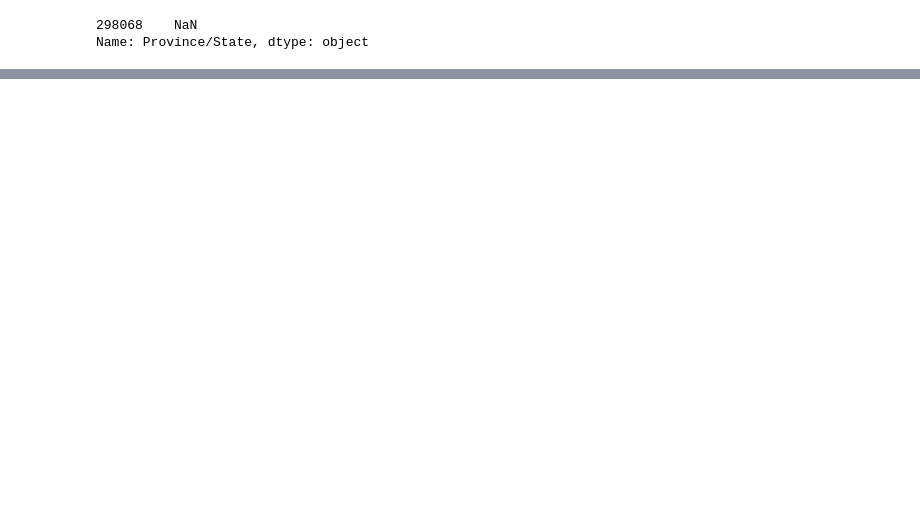
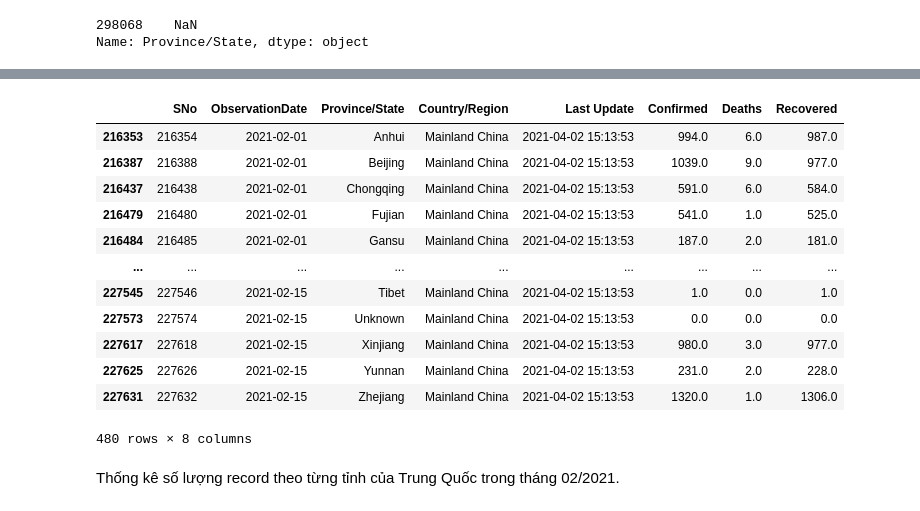
Before and after one commit to thythybui/DS108.O21.2, a Jupyter notebook: LAB_1/Corona_virus/myCode.ipynb, the cells around one changed output, grey strips where cells are left out. Drawn from its saved outputs; the diff is of its cells as text; code cells hidden in the pictures; blank space fills up the shorter version.

```diff
--- a/LAB_1/Corona_virus/myCode.ipynb
+++ b/LAB_1/Corona_virus/myCode.ipynb
@@ -102,0 +215,3 @@ Name: Province/State, dtype: object
+# %%
+ChinaData_feb = coronaData[(coronaData['Country/Region'].str.contains('China')) & (coronaData['ObservationDate']>='02/01/2021') & (coronaData['ObservationDate']<='02/28/2021')]
+ChinaData_feb
@@ -102,0 +232,20 @@ Name: Province/State, dtype: object
+# %%
+ChinaData = ChinaData_feb[(ChinaData_feb['ObservationDate']>='02/01/2021') & (ChinaData_feb['ObservationDate']<='02/15/2021')]
+ChinaData
+#print(ChinaData.groupby('ObservationDate').Confirmed.sum())
+# %% [output]
+|  | SNo | ObservationDate | Province/State | Country/Region | Last Update | Confirmed | Deaths | Recovered |
+| 216353 | 216354 | 2021-02-01 | Anhui | Mainland China | 2021-04-02 15:13:53 | 994.0 | 6.0 | 987.0 |
+| 216387 | 216388 | 2021-02-01 | Beijing | Mainland China | 2021-04-02 15:13:53 | 1039.0 | 9.0 | 977.0 |
+| 216437 | 216438 | 2021-02-01 | Chongqing | Mainland China | 2021-04-02 15:13:53 | 591.0 | 6.0 | 584.0 |
+| 216479 | 216480 | 2021-02-01 | Fujian | Mainland China | 2021-04-02 15:13:53 | 541.0 | 1.0 | 525.0 |
+| 216484 | 216485 | 2021-02-01 | Gansu | Mainland China | 2021-04-02 15:13:53 | 187.0 | 2.0 | 181.0 |
+| ... | ... | ... | ... | ... | ... | ... | ... | ... |
+| 227545 | 227546 | 2021-02-15 | Tibet | Mainland China | 2021-04-02 15:13:53 | 1.0 | 0.0 | 1.0 |
+| 227573 | 227574 | 2021-02-15 | Unknown | Mainland China | 2021-04-02 15:13:53 | 0.0 | 0.0 | 0.0 |
+| 227617 | 227618 | 2021-02-15 | Xinjiang | Mainland China | 2021-04-02 15:13:53 | 980.0 | 3.0 | 977.0 |
+| 227625 | 227626 | 2021-02-15 | Yunnan | Mainland China | 2021-04-02 15:13:53 | 231.0 | 2.0 | 228.0 |
+| 227631 | 227632 | 2021-02-15 | Zhejiang | Mainland China | 2021-04-02 15:13:53 | 1320.0 | 1.0 | 1306.0 |
+480 rows × 8 columns
+# %% [markdown]
+Thống kê số lượng record theo từng tỉnh của Trung Quốc trong tháng 02/2021.
```
Also changed, not shown: parts of 35 cells of this notebook.
